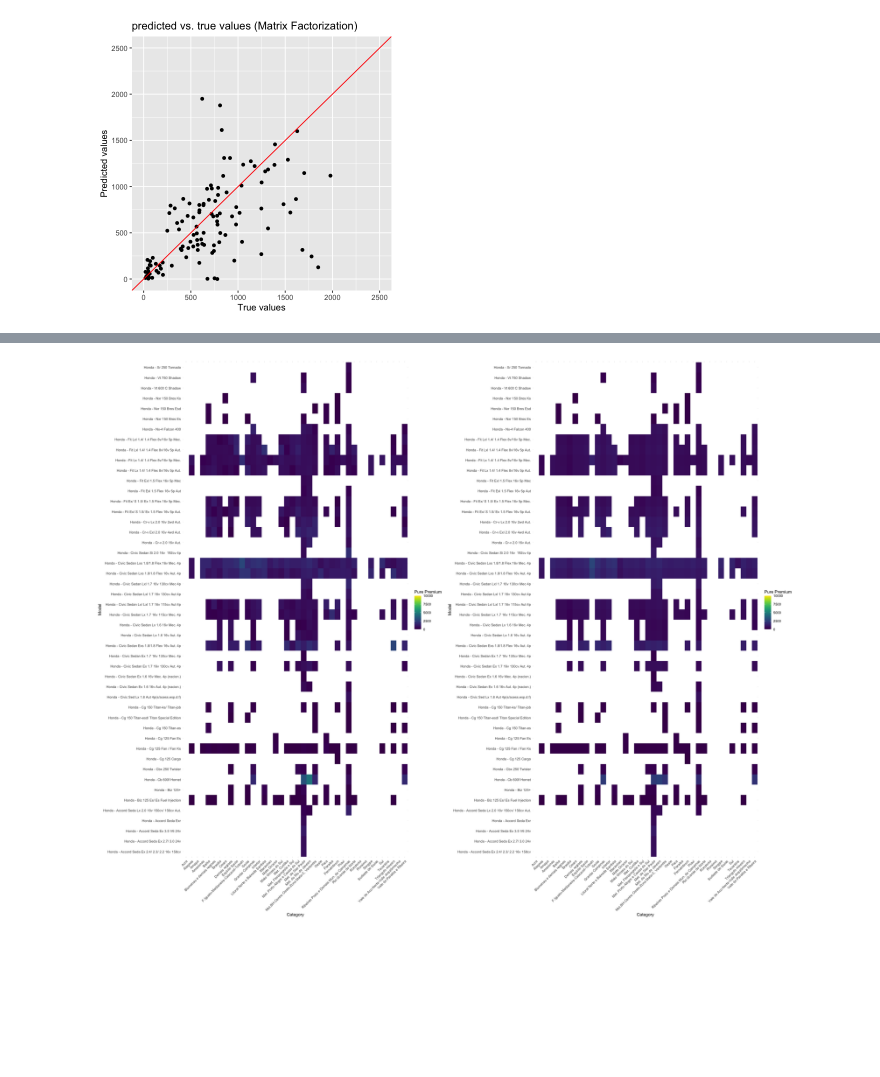
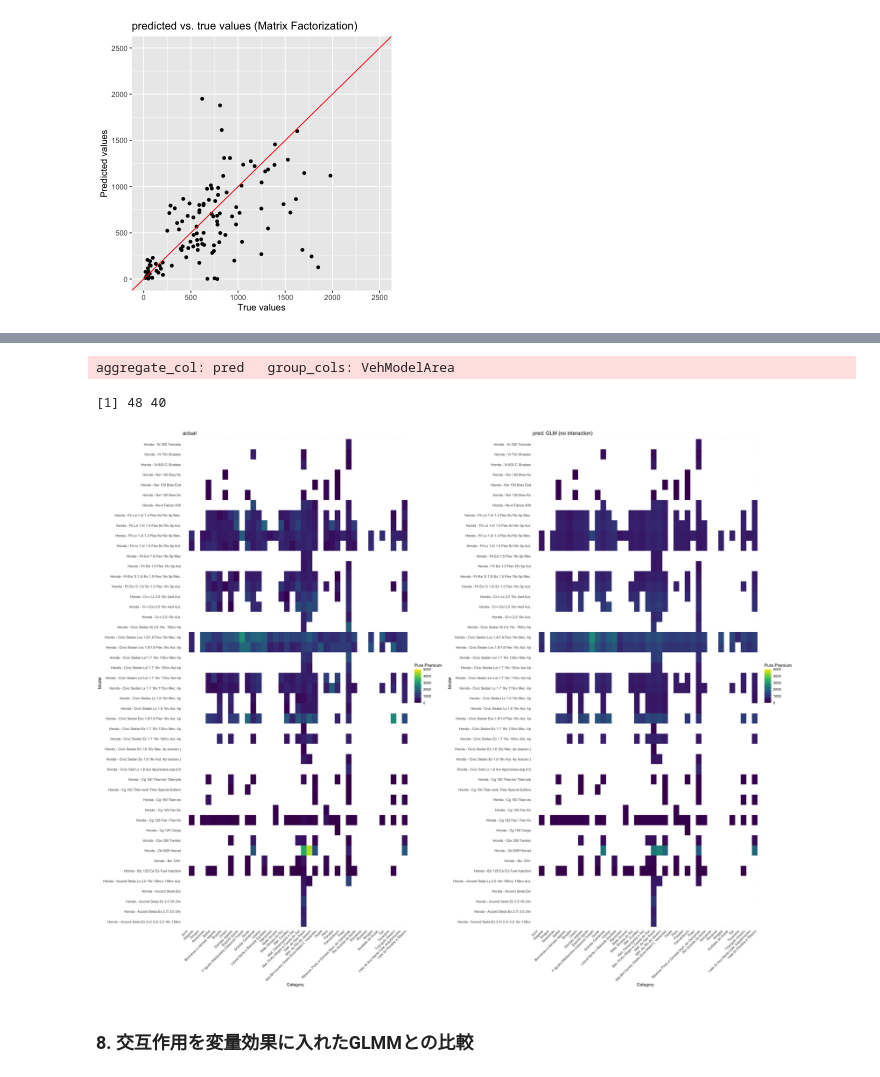
Before and after one commit to Nnaktym/act-cmfreq, a Jupyter notebook: src/brazil_data_analysis_2.ipynb, the cells around one changed output, grey strips where cells are left out. Cells and saved outputs as stored; diff of their text form; code cells hidden in the pictures; blank space fills up the shorter version.

```diff
--- a/src/brazil_data_analysis_2.ipynb
+++ b/src/brazil_data_analysis_2.ipynb
@@ -18,8 +19,8 @@ ERROR: Error in library(cmfrec): there is no package called 'cmfrec'
 # %% [markdown]
 ### 2. データの読み込み
 # %%
-# brvehins <- load_bravehins(cas_dataset_path = "/Users/nanakato/projects/CASdatasets/data")
-brvehins <- load_bravehins(cas_dataset_path = "/Users/spectee/research/CASdatasets-master/data")
+brvehins <- load_bravehins(cas_dataset_path = "/Users/nanakato/projects/CASdatasets/data")
+# brvehins <- load_bravehins(cas_dataset_path = "/Users/spectee/research/CASdatasets-master/data")
 brvehins <- brvehins[grepl("Honda", brvehins$VehModel), ]
 claim_types <- c("ClaimAmountRob", "ClaimAmountPartColl", "ClaimAmountTotColl", "ClaimAmountFire", "ClaimAmountOther")
 brvehins[, "ClaimTotal"] <- rowSums(brvehins[, claim_types])
@@ -212,0 +192,16 @@ aggregate_col: prediction   group_cols: VehModelArea
+# %%
+exposure <- wide_to_long_format(exposure_total, c("VehModel", "Area", "exposure"), na_omit = FALSE)
+all_data <- wide_to_long_format(pure_premium, c("VehModel", "Area", "pure_premium"), na_omit = FALSE)
+all_data <- merge(all_data, exposure, by = c("VehModel", "Area"))
+
+glm_args <- list(formula = pure_premium * exposure ~ VehModel + Area + offset(log(exposure)), family = poisson(link = "log"), data = all_data)
+glm_model <- do.call(glm, glm_args)
+# summary(glm_model)
+# %%
+options(repr.plot.width = 5, repr.plot.height = 5)
+pred <- predict(glm_model, newdata = na.omit(all_data), type = "response") / na.omit(all_data)$exposure
+visualize_scatter_plot(
+    actual = as.vector(na.omit(all_data)$pure_premium),
+    pred = as.vector(pred),
+    model_name = "GLM (no interaction)"
+)
@@ -213,16 +210,22 @@ aggregate_col: prediction   group_cols: VehModelArea
 # %%
 options(repr.plot.width = 25, repr.plot.height = 20)
 
+row_names <- row.names(na.omit(all_data))
+all_data[, "pred"] <- NA
+all_data[row_names, "pred"] <- pred
+all_data_pred_wide_format <- get_total(all_data, category_to_analyze, "pred", 0)
+
 # 全区分に対するヒートマップ（実績）
-p1 <- visualize_heatmap(pure_premium)
+p1 <- visualize_heatmap(pure_premium, "actual")
 
-# 全区分に対するヒートマップ（欠測を含む推定値）
+# 全区分に対するヒートマップ（推定値）：もともと観察がないカテゴリーの推定は行えない
 actual <- pure_premium
 actual[is.na(actual)] <- 0
-estimated <- all_data_pred_wide_format # get_prediction(model, actual)
-
-p2 <- visualize_heatmap(estimated)
+estimated <- all_data_pred_wide_format
+p2 <- visualize_heatmap(estimated, "pred: GLM (no interaction)")
 
 grid.arrange(p1, p2, ncol = 2)
 # %% [output]
+aggregate_col: pred   group_cols: VehModelArea
+[1] 48 40
-[figure, old version]
+[figure, new version]
@@ -340,0 +232,2 @@ count ~ car_type + region + (1 | interaction): このモデル式で、car_type
+# %% [markdown]
+### 8. 交互作用を変量効果に入れたGLMMとの比較
```
Also changed, not shown: parts of 17 cells of this notebook, 1 other file.
